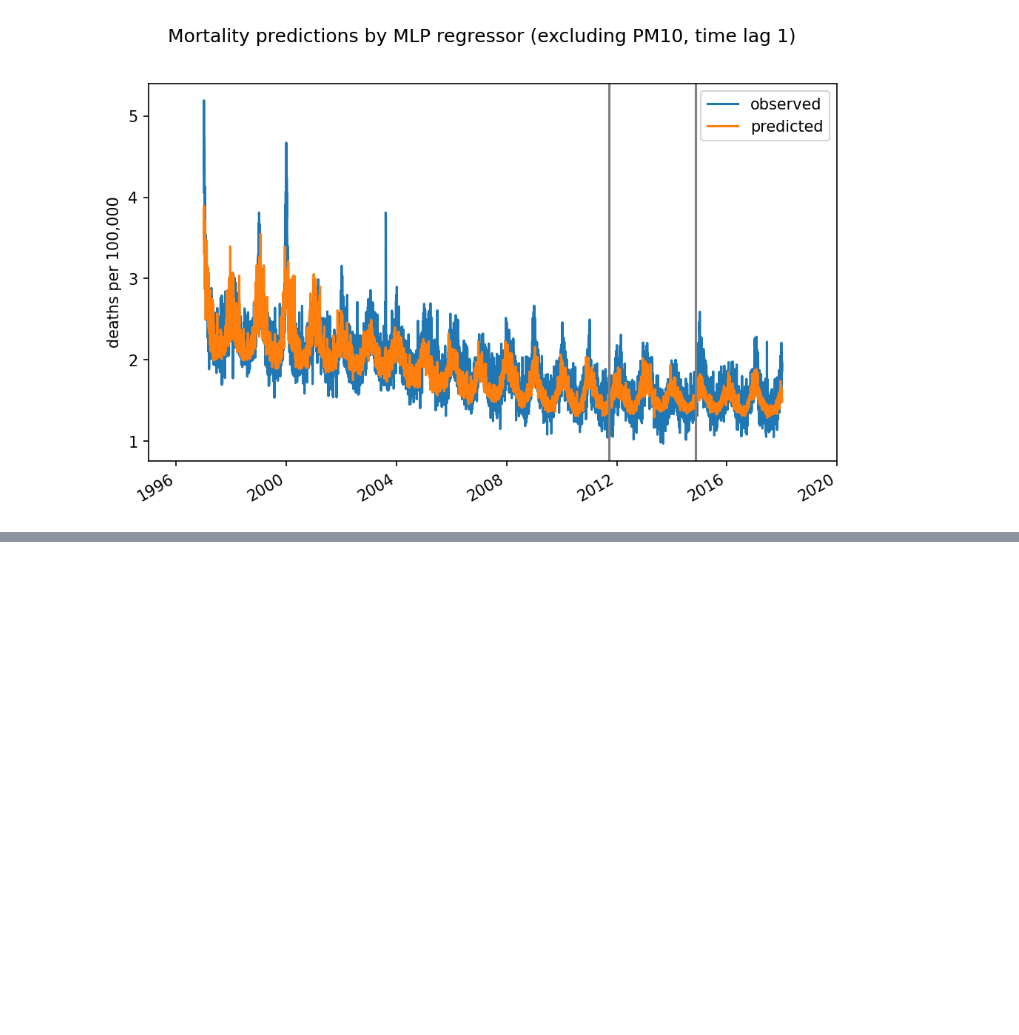
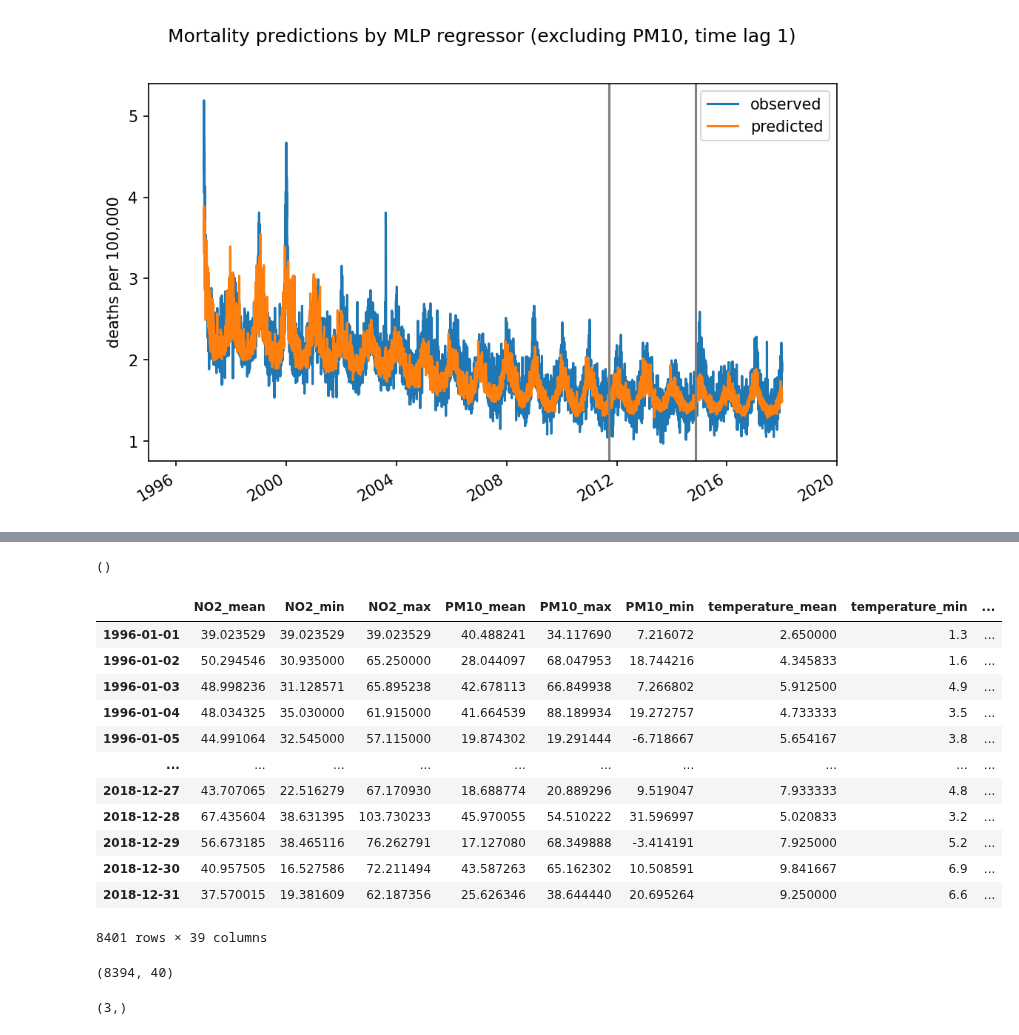
Before and after one commit to michellewl/AQmortality, a Jupyter notebook: mortality_model/regional_regression.ipynb, the cells around one changed output, grey strips where cells are left out. Cells and saved outputs as stored; diff of their text form; code cells hidden in the pictures; blank space fills up the shorter version.

```diff
--- a/mortality_model/regional_regression.ipynb
+++ b/mortality_model/regional_regression.ipynb
@@ -50,7 +51,8 @@ config = {
     "income_variables": ["gross_disposable_income", "property_income_received", "property_income_paid",
                          "social_benefits_received", "current_taxes_on_wealth"], # Set to False if excluding income
     "ablation_features": ["PM10"], # Set to False if not analysis feature importance
-    "target_shift": 1 # Time lag for target variable
+    "target_shift": 1, # Time lag for target variable
+    "window_size": 3 # Input window size
     }
 
 torch.manual_seed(1)
@@ -238,0 +416,28 @@ plt.show()
+# %%
+df["NO2_mean"][0].shape
+# %% [output]
+()
+# %%
+df
+# %% [output]
+|  | NO2_mean | NO2_min | NO2_max | PM10_mean | PM10_max | PM10_min | temperature_mean | temperature_min | ... |
+| 1996-01-01 | 39.023529 | 39.023529 | 39.023529 | 40.488241 | 34.117690 | 7.216072 | 2.650000 | 1.3 | ... |
+| 1996-01-02 | 50.294546 | 30.935000 | 65.250000 | 28.044097 | 68.047953 | 18.744216 | 4.345833 | 1.6 | ... |
+| 1996-01-03 | 48.998236 | 31.128571 | 65.895238 | 42.678113 | 66.849938 | 7.266802 | 5.912500 | 4.9 | ... |
+| 1996-01-04 | 48.034325 | 35.030000 | 61.915000 | 41.664539 | 88.189934 | 19.272757 | 4.733333 | 3.5 | ... |
+| 1996-01-05 | 44.991064 | 32.545000 | 57.115000 | 19.874302 | 19.291444 | -6.718667 | 5.654167 | 3.8 | ... |
+| ... | ... | ... | ... | ... | ... | ... | ... | ... | ... |
+| 2018-12-27 | 43.707065 | 22.516279 | 67.170930 | 18.688774 | 20.889296 | 9.519047 | 7.933333 | 4.8 | ... |
+| 2018-12-28 | 67.435604 | 38.631395 | 103.730233 | 45.970055 | 54.510222 | 31.596997 | 5.020833 | 3.2 | ... |
+| 2018-12-29 | 56.673185 | 38.465116 | 76.262791 | 17.127080 | 68.349888 | -3.414191 | 7.925000 | 5.2 | ... |
+| 2018-12-30 | 40.957505 | 16.527586 | 72.211494 | 43.587263 | 65.162302 | 10.508591 | 9.841667 | 6.9 | ... |
+| 2018-12-31 | 37.570015 | 19.381609 | 62.187356 | 25.626346 | 38.644440 | 20.695264 | 9.250000 | 6.6 | ... |
+8401 rows × 39 columns
+# %%
+df.shape
+# %% [output]
+(8394, 40)
+# %%
+result['NO2_min'][0].shape
+# %% [output]
+(3,)
```
Also changed, not shown: parts of 5 cells of this notebook, 1 other file.
